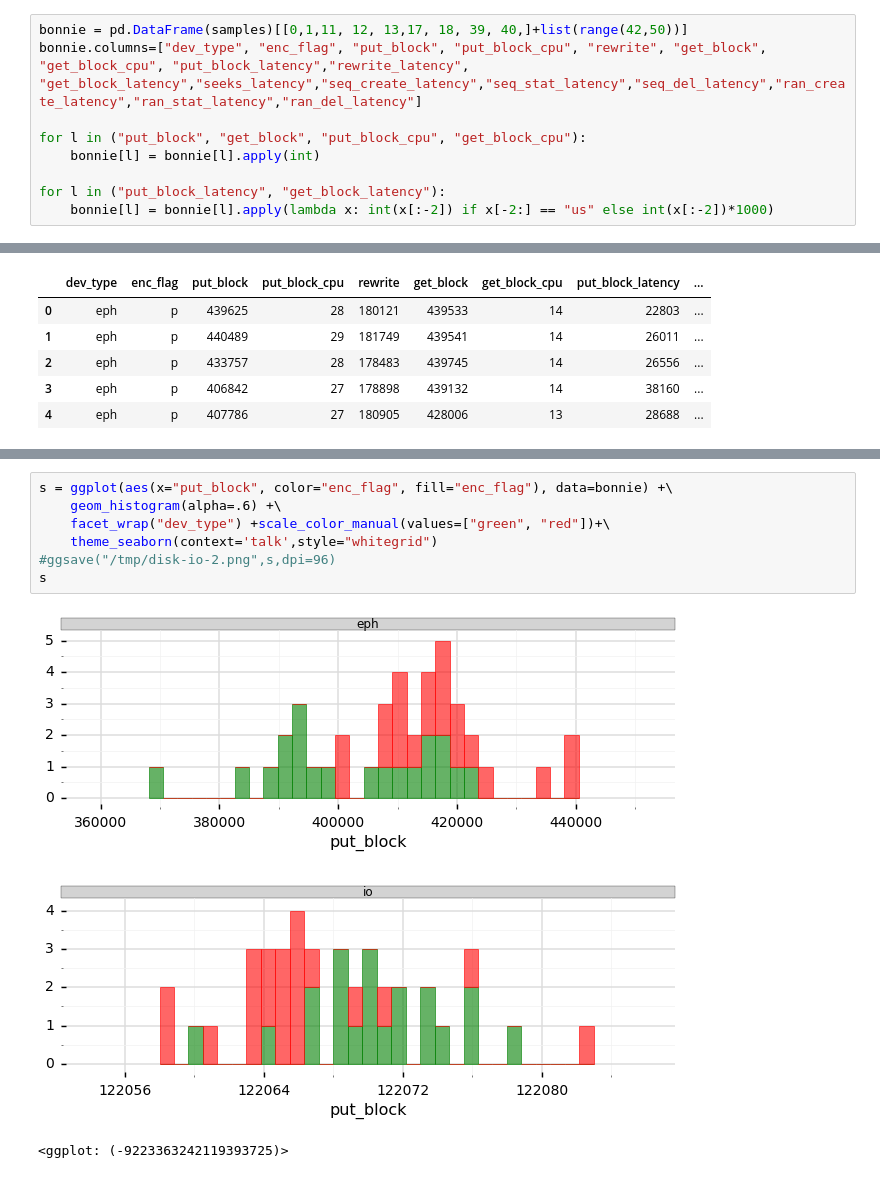
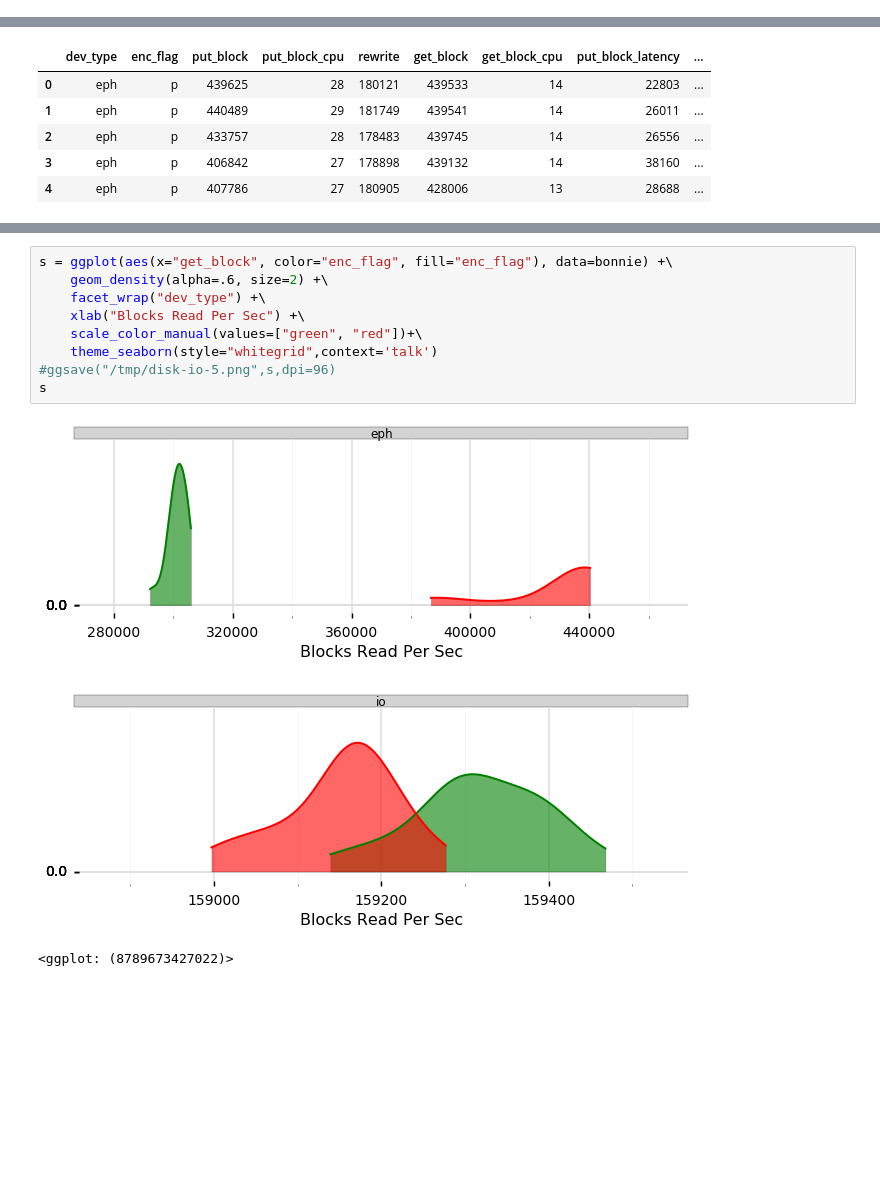
Before and after one commit to philipsoutham/aws-encryption-performance, a Jupyter notebook: To crypto, or not to crypto...-Copy2.ipynb, the cells around one changed output, grey strips where cells are left out. Drawn from its saved outputs; the diff is of its cells as text; blank space fills up the shorter version.

Commit message:
Adding some context and narrative

```diff
--- a/To crypto, or not to crypto...-Copy2.ipynb
+++ b/To crypto, or not to crypto...-Copy2.ipynb
@@ -187,11 +229,0 @@ for dev in ("eph-p", "eph-e", "io-e", "io-p"):
-# %%
-bonnie = pd.DataFrame(samples)[[0,1,11, 12, 13,17, 18, 39, 40,]+list(range(42,50))]
-bonnie.columns=["dev_type", "enc_flag", "put_block", "put_block_cpu", "rewrite", "get_block",
-"get_block_cpu", "put_block_latency","rewrite_latency",
-"get_block_latency","seeks_latency","seq_create_latency","seq_stat_latency","seq_del_latency","ran_create_latency","ran_stat_latency","ran_del_latency"]
-
-for l in ("put_block", "get_block", "put_block_cpu", "get_block_cpu"):
-    bonnie[l] = bonnie[l].apply(int)
-
-for l in ("put_block_latency", "get_block_latency"):
-    bonnie[l] = bonnie[l].apply(lambda x: int(x[:-2]) if x[-2:] == "us" else int(x[:-2])*1000)
@@ -217,10 +273,12 @@ s
 # %%
-s = ggplot(aes(x="put_block", color="enc_flag", fill="enc_flag"), data=bonnie) +\
-    geom_histogram(alpha=.6) +\
-    facet_wrap("dev_type") +scale_color_manual(values=["green", "red"])+\
-    theme_seaborn(context='talk',style="whitegrid")
-#ggsave("/tmp/disk-io-2.png",s,dpi=96)
+s = ggplot(aes(x="get_block", color="enc_flag", fill="enc_flag"), data=bonnie) +\
+    geom_density(alpha=.6, size=2) +\
+    facet_wrap("dev_type") +\
+    xlab("Blocks Read Per Sec") +\
+    scale_color_manual(values=["green", "red"])+\
+    theme_seaborn(style="whitegrid",context='talk')
+#ggsave("/tmp/disk-io-5.png",s,dpi=96)
 s
 # %% [output]
-[figure, old version]
+[figure, new version]
-<ggplot: (-9223363242119393725)>
+<ggplot: (8789673427022)>
```
Also changed, not shown: parts of 36 cells of this notebook, 2 other files.
